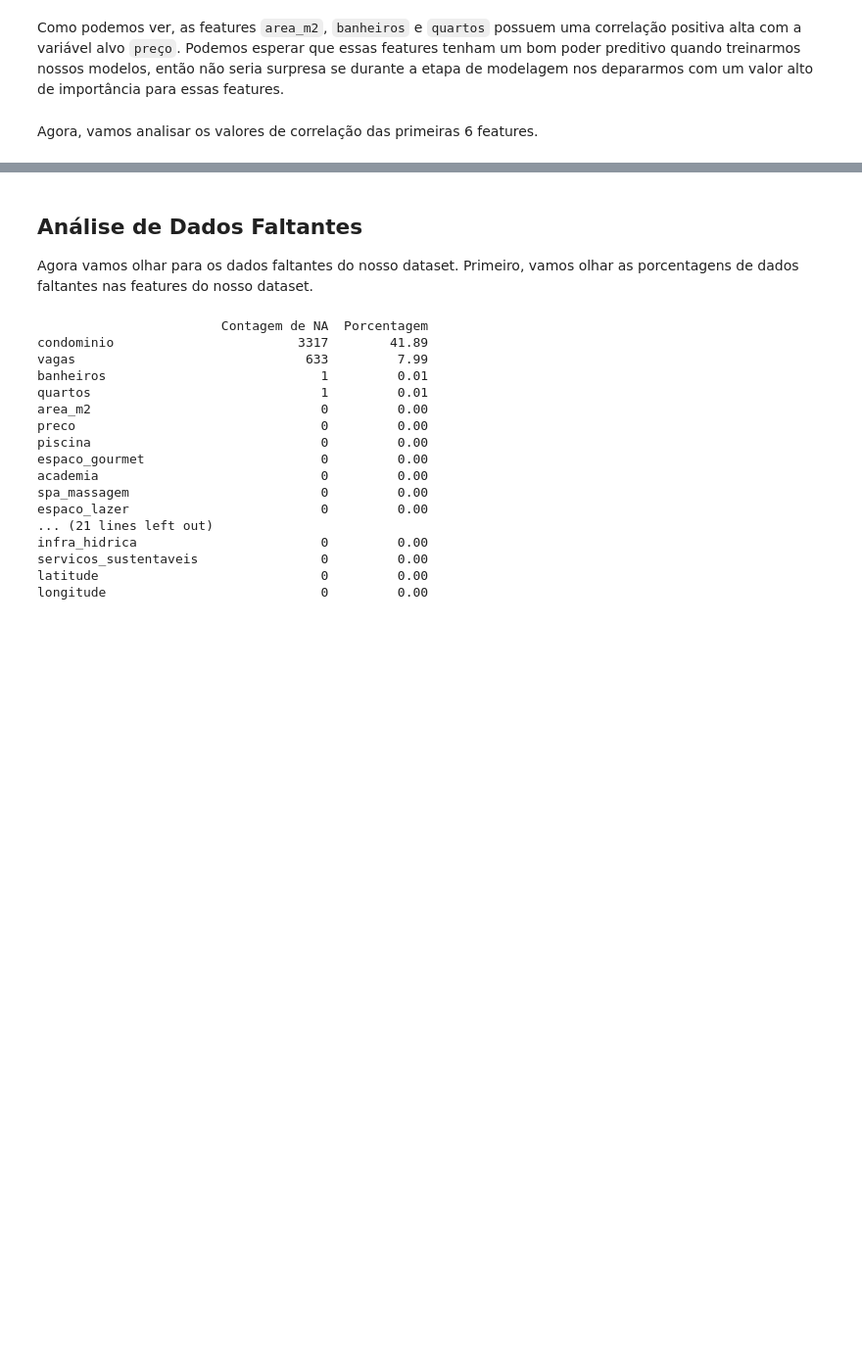
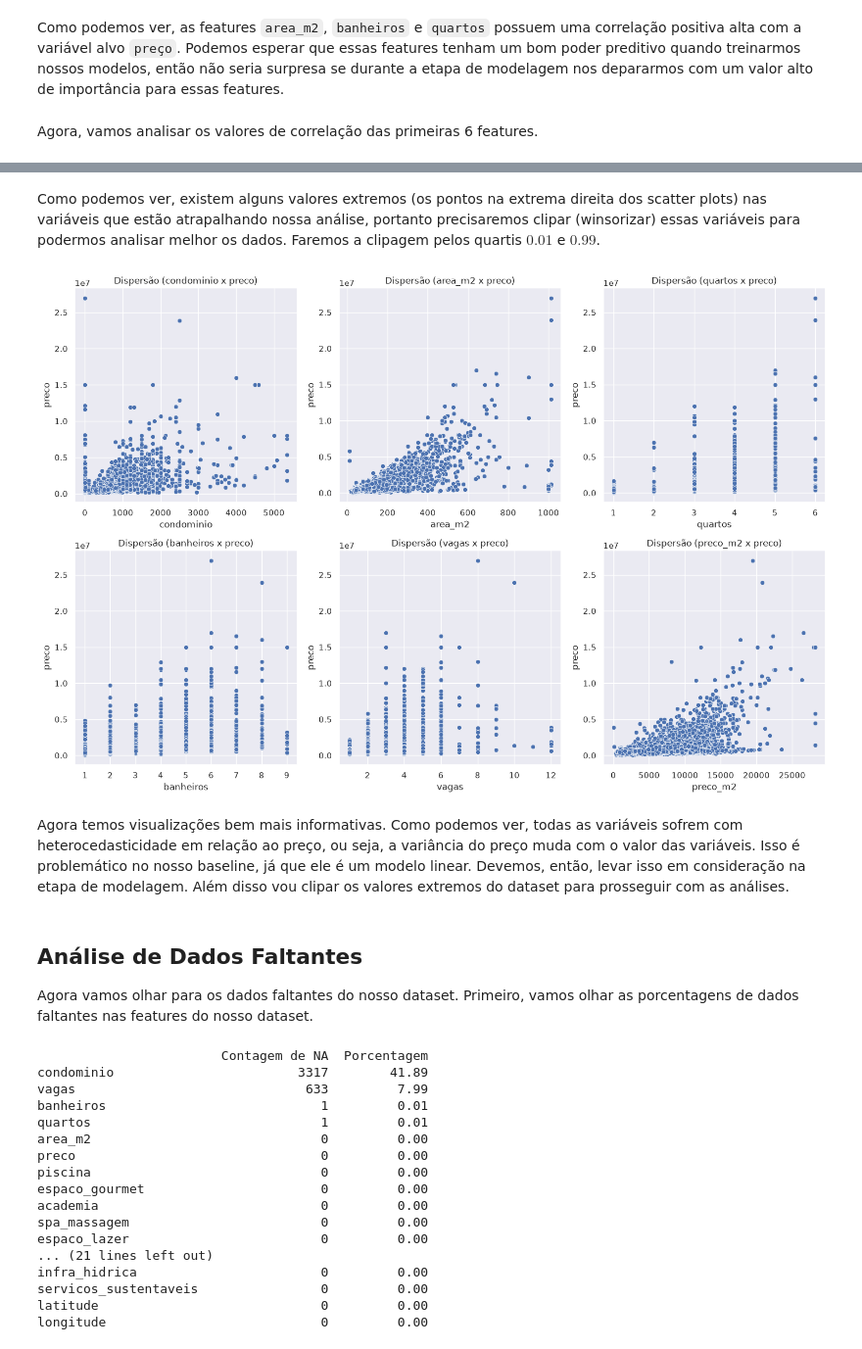
Before and after one commit to gauloish/meu-ape, a Jupyter notebook: notebooks/03_data_exploration.ipynb, the cells around one changed output, grey strips where cells are left out. Shown at 98% size. Saved outputs shown, nothing was run; the diff lists cells and outputs as text; code cells hidden in the pictures; blank space fills up the shorter version.

```diff
--- a/notebooks/03_data_exploration.ipynb
+++ b/notebooks/03_data_exploration.ipynb
@@ -94,0 +117,22 @@ Esses valores podem nos dar uma noção de como nossos modelos vão se comportar
+# %% [markdown]
+Como podemos ver, existem alguns valores extremos (os pontos na extrema direita dos scatter plots) nas variáveis que estão atrapalhando nossa análise, portanto precisaremos clipar (winsorizar) essas variáveis para podermos analisar melhor os dados. Faremos a clipagem pelos quartis $0.01$ e $0.99$.
+# %%
+lower = df_copy.quantile(0.0)
+upper = df_copy.quantile(0.999)
+
+df_clipped = df_copy[numeric_features[1:]].clip(lower=lower, upper=upper, axis="columns")
+df_clipped["preco"] = df_copy["preco"]
+
+fig, ax = plt.subplots(2, 3, figsize=(15, 10))
+ax = ax.flatten()
+
+for i, feature in enumerate(numeric_features[1:]):
+    sns.scatterplot(data=df_clipped, x=feature, y="preco", ax=ax[i])
+    ax[i].set_title(f"Dispersão ({feature} x preco)")
+
+plt.tight_layout()
+plt.show()
+# %% [output]
+[figure, added]
+# %% [markdown]
+Agora temos visualizações bem mais informativas. Como podemos ver, todas as variáveis sofrem com heterocedasticidade em relação ao preço, ou seja, a variância do preço muda com o valor das variáveis. Isso é problemático no nosso baseline, já que ele é um modelo linear. Devemos, então, levar isso em consideração na etapa de modelagem. Além disso vou clipar os valores extremos do dataset para prosseguir com as análises.
```
Also changed, not shown: parts of 11 cells of this notebook, 2 other files.
